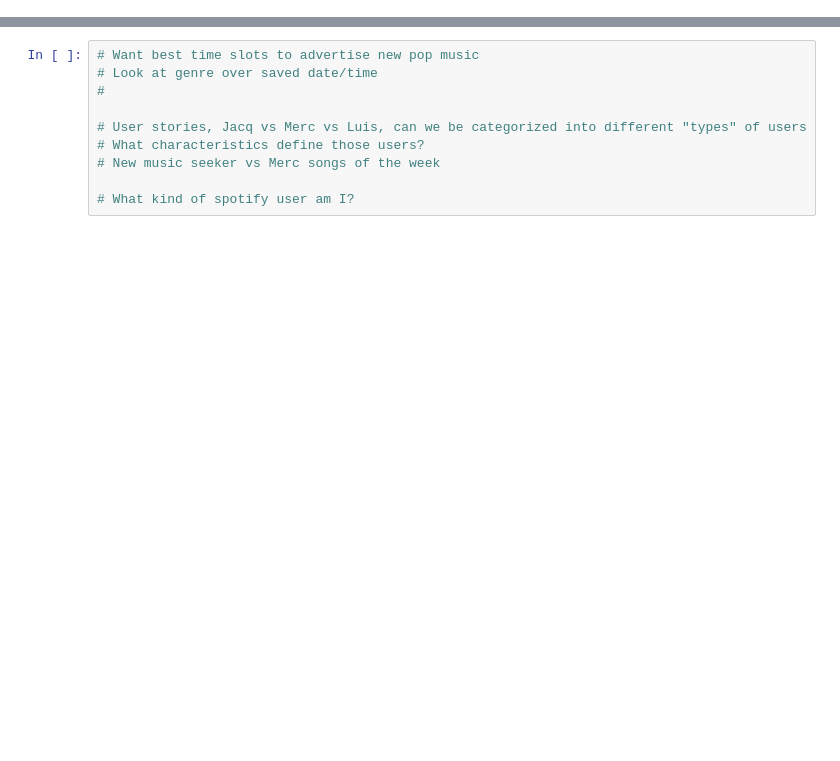
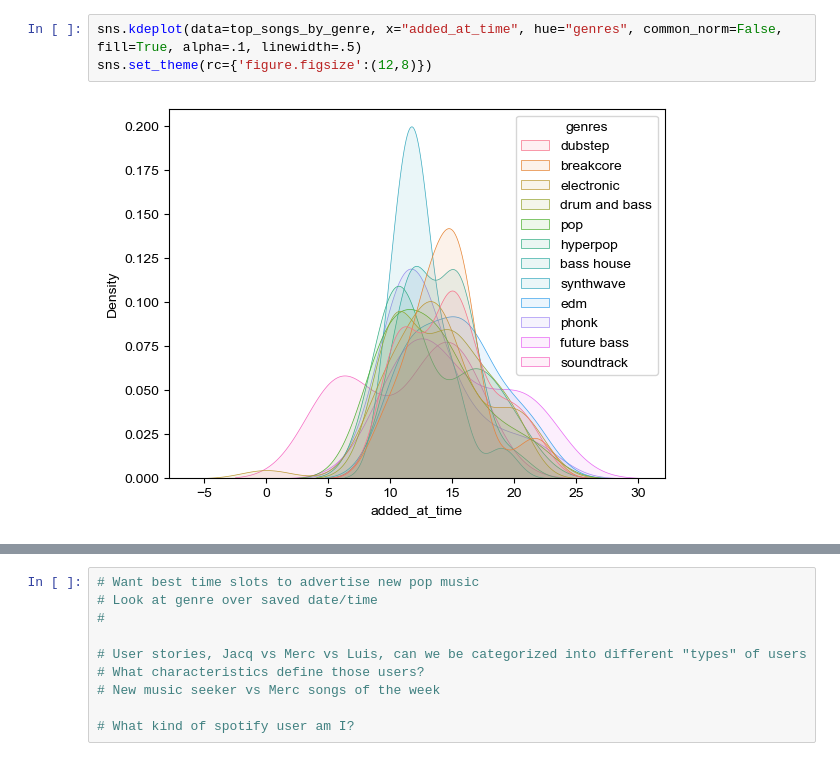
Before and after one commit to jacqhorizon/spotify-data-analysis, a Jupyter notebook: analysis.ipynb, the cells around one changed output, grey strips where cells are left out. Cells and saved outputs as stored; diff of their text form; blank space fills up the shorter version.

```diff
--- a/analysis.ipynb
+++ b/analysis.ipynb
@@ -109,0 +231,5 @@ plt.xticks(rotation=45)
+# %%
+sns.kdeplot(data=top_songs_by_genre, x="added_at_time", hue="genres", common_norm=False, fill=True, alpha=.1, linewidth=.5)
+sns.set_theme(rc={'figure.figsize':(12,8)})
+# %% [output]
+[figure, added]
```
Also changed, not shown: parts of 34 cells of this notebook, 3 other files.
